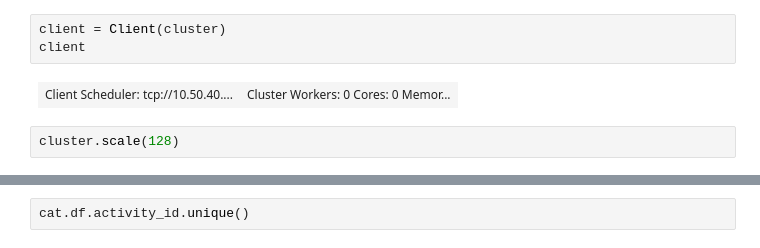
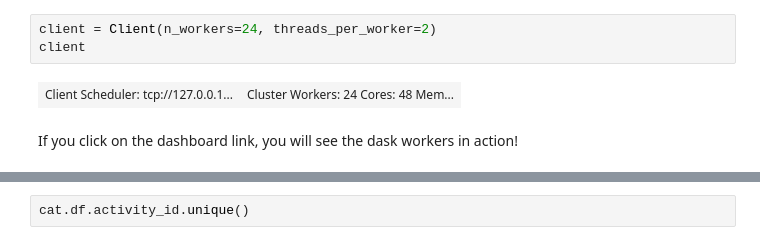
Before and after one commit to larsbuntemeyer/notebooks, a Jupyter notebook: CMIP6-access-dkrz.ipynb, the cells around one changed output, grey strips where cells are left out. Saved outputs shown, nothing was run; the diff lists cells and outputs as text.

```diff
--- a/CMIP6-access-dkrz.ipynb
+++ b/CMIP6-access-dkrz.ipynb
@@ -43,10 +44,10 @@ print(cluster.job_script())
 # %%
-client = Client(cluster)
+client = Client(n_workers=24, threads_per_worker=2)
 client
 # %% [output]
-| Client Scheduler: tcp://10.50.40.... | Cluster Workers: 0 Cores: 0 Memor... |
+| Client Scheduler: tcp://127.0.0.1... | Cluster Workers: 24 Cores: 48 Mem... |
-# %%
-cluster.scale(128)
+# %% [markdown]
+If you click on the dashboard link, you will see the dask workers in action!
 # %%
 import intake
 %matplotlib
```
Also changed, not shown: parts of 37 cells of this notebook.
